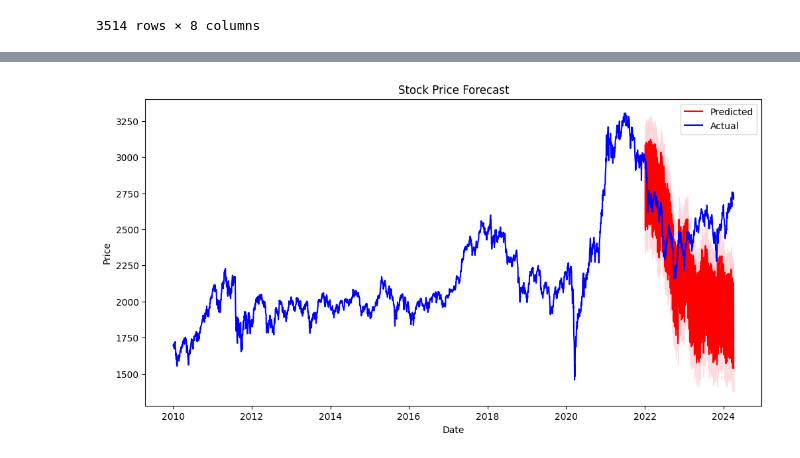
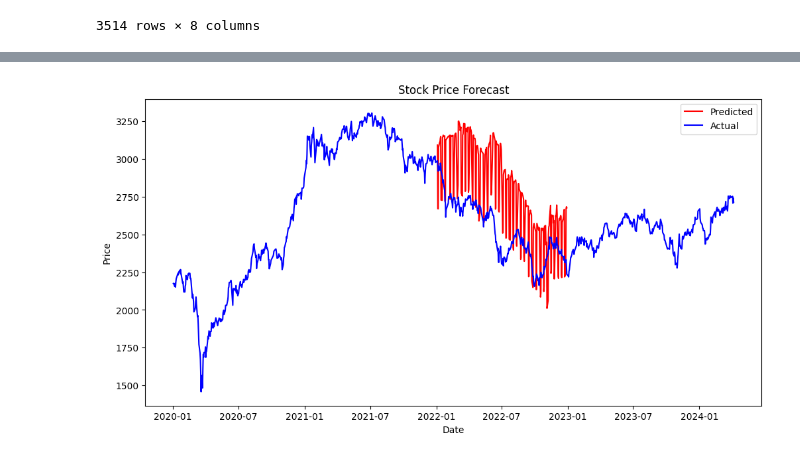
Before and after one commit to cye2020/TSF-PI, a Jupyter notebook: prophet-tsf-pi.ipynb, the cells around one changed output, grey strips where cells are left out. Drawn from its saved outputs; the diff is of its cells as text; code cells hidden in the pictures.

```diff
--- a/prophet-tsf-pi.ipynb
+++ b/prophet-tsf-pi.ipynb
@@ -112,13 +112,14 @@ data
 
 split_date_train = '2018-12-31'
 split_date_valid = '2021-12-31'
+end_date= '2022-12-31'
 
 # train, valid, test 데이터 나누기
 train_data = data.loc[data['Date'] <= split_date_train].copy()
 valid_data = data.loc[(data['Date'] > split_date_train) & (data['Date'] <= split_date_valid)].copy()
 train_valid_data = data.loc[data['Date'] <= split_date_valid].copy()
-vaild_test_data = data.loc[data['Date'] > split_date_train].copy()
-test_data = data.loc[data['Date'] > split_date_valid].copy()
+vaild_test_data = data.loc[(end_date >= data['Date']) & (data['Date'] > split_date_train)].copy()
+test_data = data.loc[(end_date >= data['Date']) & (data['Date'] > split_date_valid)].copy()
 # %%
 # 결과 출력
 print("Train 데이터 크기:", len(train_data))
@@ -296,18 +296,20 @@ Name: ds, Length: 555, dtype: datetime64[ns]
+# %%
+temp = data[data['ds'] >'2020-01-01']
 # %%
 def plot_stock_forecast(data, forecast):
     plt.figure(figsize=(12, 6))
     plt.plot(forecast['ds'], forecast['yhat'], label='Predicted', color='red')
-    plt.plot(pd.to_datetime(data['ds']), data['y'], label='Actual', color='blue')
-    plt.fill_between(forecast['ds'], forecast['yhat_lower'], forecast['yhat_upper'], color='pink', alpha=0.5)
+    plt.plot(data['ds'], data['y'], label='Actual', color='blue')
+#     plt.fill_between(forecast['ds'], forecast['yhat_lower'], forecast['yhat_upper'], color='pink', alpha=0.5)
     plt.title('Stock Price Forecast')
     plt.xlabel('Date')
     plt.ylabel('Price')
     plt.legend()
     plt.show()
 # %%
-plot_stock_forecast(data, forecast)
+plot_stock_forecast(temp, forecast)
 # %% [output]
-[figure, old version]
+[figure, new version]
 # %%
 # printResult(date_lists[2], test_cnn_y, test_cnn_predict, Target, features)
 # %%
```
Also changed, not shown: parts of 8 cells of this notebook.
